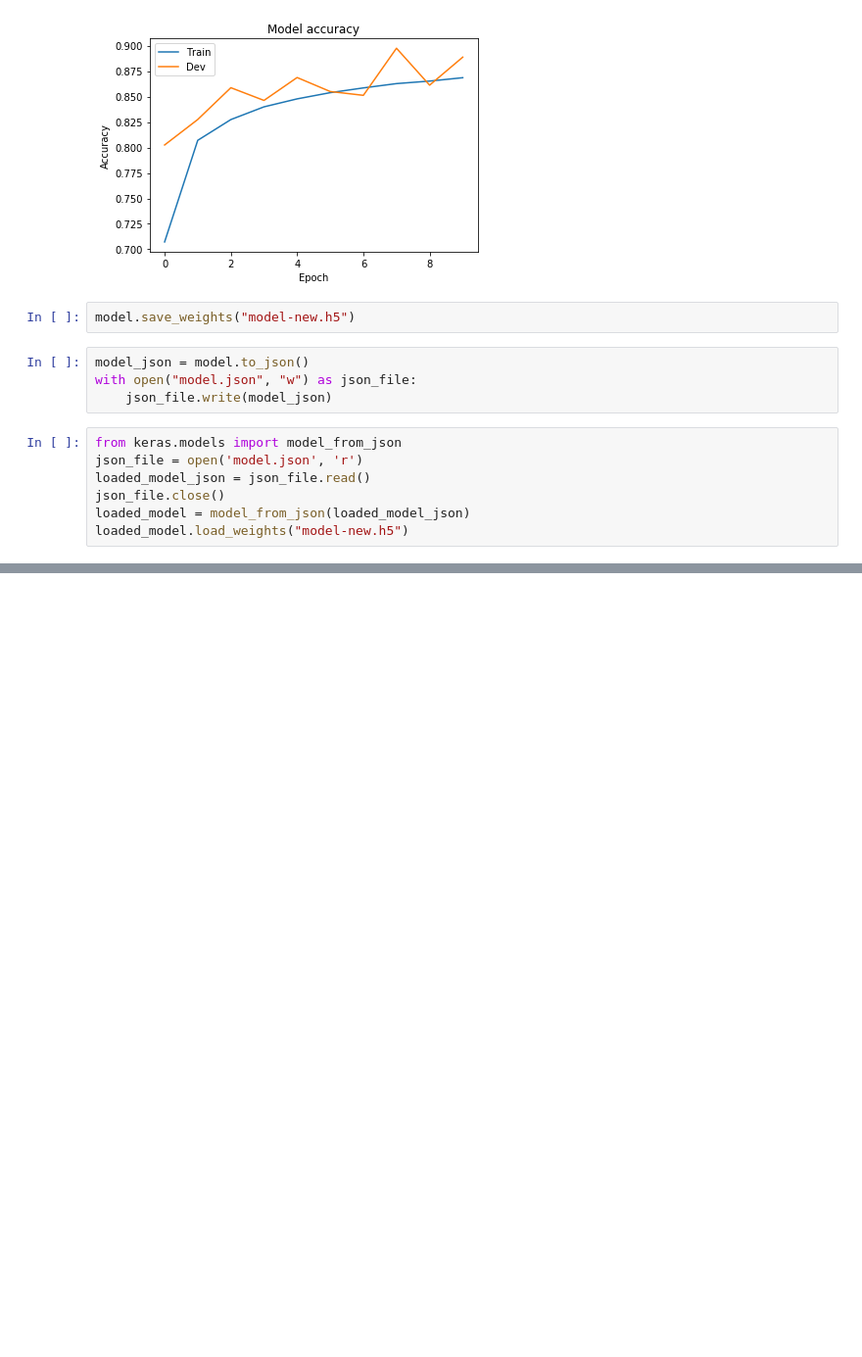
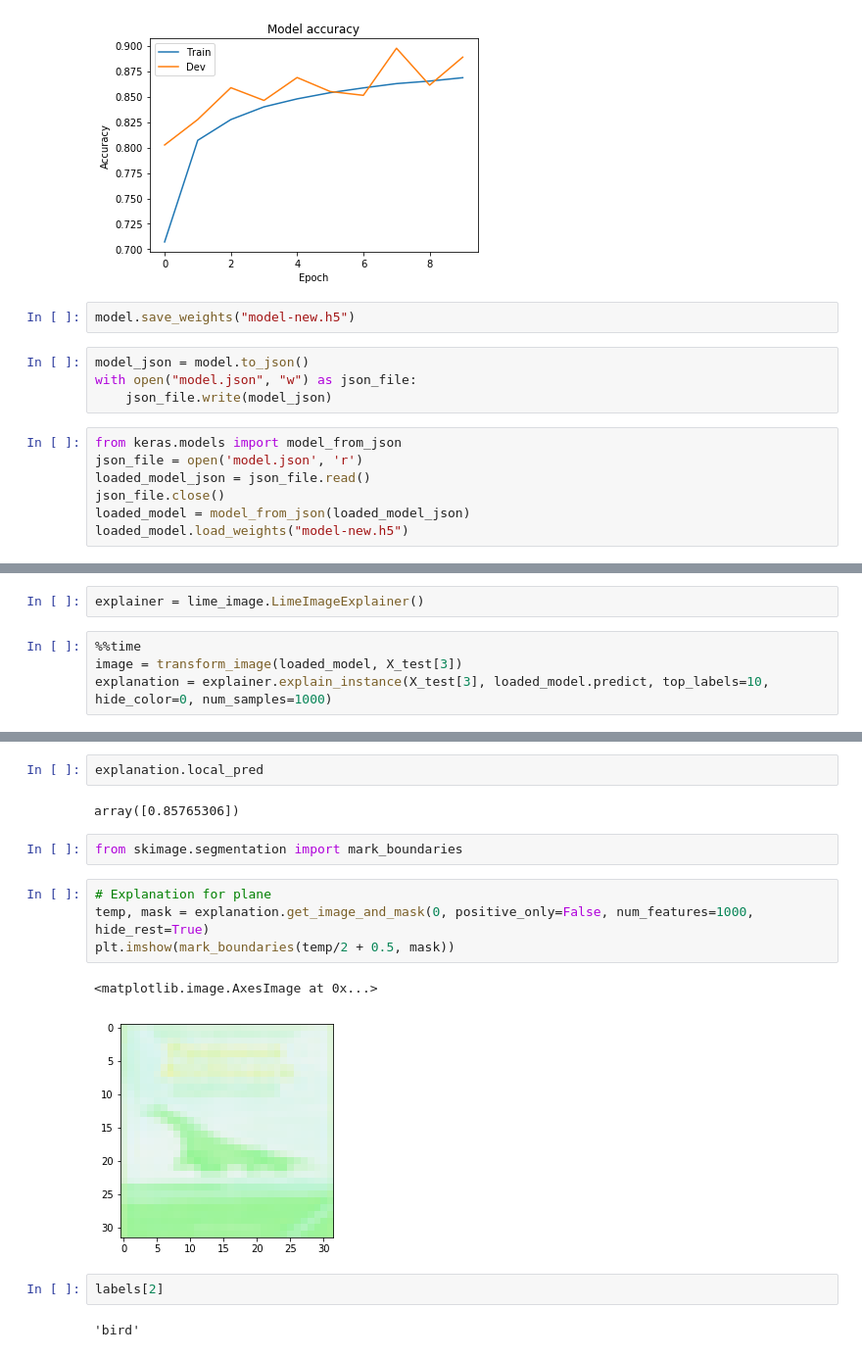
Before and after one commit to tunveyyy/cifar, a Jupyter notebook: project.ipynb, the cells around one changed output, grey strips where cells are left out. Shown: that part at 98% size. Saved outputs shown, nothing was run; the diff lists cells and outputs as text; blank space fills up the shorter version.

```diff
--- a/project.ipynb
+++ b/project.ipynb
@@ -222,0 +266,6 @@ loaded_model.evaluate_generator(datagen.flow(X_test, Y_test), steps=10)
+# %%
+explainer = lime_image.LimeImageExplainer()
+# %%
+%%time
+image = transform_image(loaded_model, X_test[3])
+explanation = explainer.explain_instance(X_test[3], loaded_model.predict, top_labels=10, hide_color=0, num_samples=1000)
@@ -222,0 +274,17 @@ loaded_model.evaluate_generator(datagen.flow(X_test, Y_test), steps=10)
+# %%
+explanation.local_pred
+# %% [output]
+array([0.85765306])
+# %%
+from skimage.segmentation import mark_boundaries
+# %%
+# Explanation for plane
+temp, mask = explanation.get_image_and_mask(0, positive_only=False, num_features=1000, hide_rest=True)
+plt.imshow(mark_boundaries(temp/2 + 0.5, mask))
+# %% [output]
+<matplotlib.image.AxesImage at 0x...>
+[figure, added]
+# %%
+labels[2]
+# %% [output]
+'bird'
```
Also changed, not shown: parts of 11 cells of this notebook.
